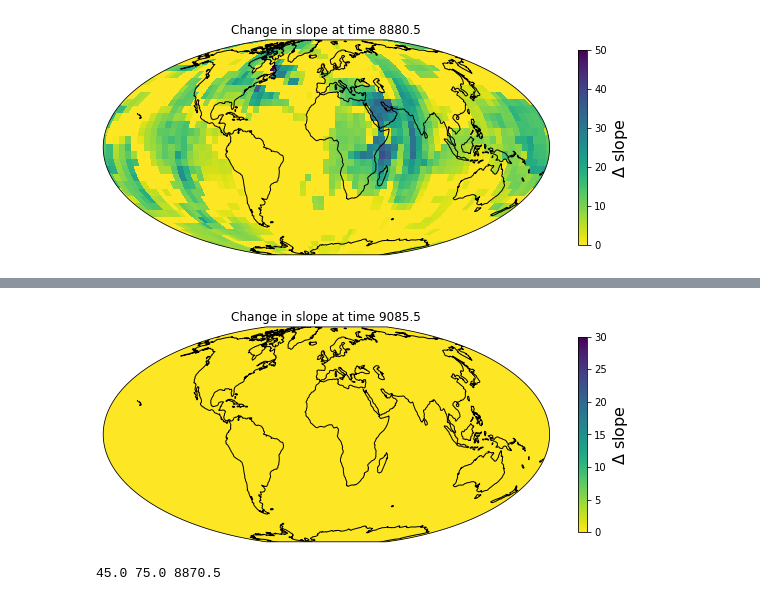
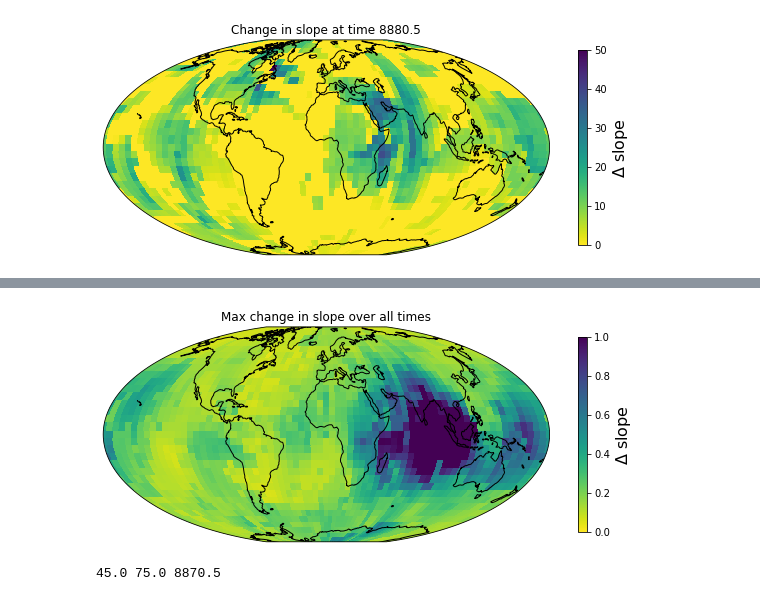
Before and after one commit to plivermore/jerk_finder, a Jupyter notebook: Python/Explore_path_model3.ipynb, the cells around one changed output, grey strips where cells are left out. Saved outputs shown, nothing was run; the diff lists cells and outputs as text; code cells hidden in the pictures.

```diff
--- a/Python/Explore_path_model3.ipynb
+++ b/Python/Explore_path_model3.ipynb
@@ -142,4 +142,21 @@ def calc_delta_slope(timeseries, delta_t):
         if i > 2 and i < len(timeseries)-2 :
             delta_slope[i] = abs(timeseries[i+2] -  timeseries[i+1] - timeseries[i-1] + timeseries[i-2] )/delta_t
     return delta_slope
+# %%
+time_yearly = np.arange(8880-200,8880+200+1)
+ntheta = 33
+nphi = 72
+Bx_dot_saved = np.zeros((ntheta,nphi,time_yearly.shape[0]))
+By_dot_saved = np.zeros((ntheta,nphi,time_yearly.shape[0]))
+Bz_dot_saved = np.zeros((ntheta,nphi,time_yearly.shape[0]))
+radius = 6371.
+phis = np.linspace(-180, 180 , nphi, endpoint=False, dtype=float)
+thetas = np.linspace(-80,80, ntheta, endpoint=True, dtype=float) + 90.
+for i in range(ntheta):
+    for j in range(nphi):
+        theta = thetas[i]
+        phi =   phis[j]
+        Br, Btheta, Bphi = cp.model_utils.synth_values(coeffs, radius, theta, phi,nmax=13)
+        Br_yearly,Btheta_yearly, Bphi_yearly = np.interp(time_yearly, time, Br ), np.interp(time_yearly, time, Btheta ), np.interp(time_yearly, time, Bphi )
+        Bx_dot_saved[i,j,:], By_dot_saved[i,j,:], Bz_dot_saved[i,j,:] = -np.gradient(Btheta_yearly,time_yearly), np.gradient(Bphi_yearly,time_yearly), -np.gradient(Br_yearly,time_yearly)
 # %%
@@ -224,9 +265,9 @@ def find_slope_change(model, component = 4, type ='median_grad', times=[0,1,2],
 times_for_model = np.linspace(TIMES_MIN, TIMES_MAX, discretise_size, endpoint=True)
 
 (phi_grid,theta_grid), slopes = find_slope_change(results, component = 4,
-                            type ='grad_mean', times=times_for_model , normalise = True)
+                            type ='grad_mean', times=times_for_model , normalise = 'mean')
 
-print(phis[45], thetas[13], times_for_model[40])
+print(phi_grid[13,0], theta_grid[0,45], times_for_model[40])
 # Plot curve for theta = 75, phi = 45. This agrees with workbook 1.
 
 plt.plot(np.linspace(TIMES_MIN, TIMES_MAX, discretise_size, endpoint=True), slopes[13,45,:])
@@ -236,7 +277,7 @@ plt.title('Gradient of mean model at theta=75, phi=45')
 Text(0.5, 1.0, 'Gradient of mean model at theta=75, phi=45')
 [figure]
 # %%
-def plot_map(times = [0,1,2], time_index = 40, component = 4, type='grad_mean',normalise=True, save = False, max_scale=6):
+def plot_map(times = [0,1,2], time_index = 40, component = 4, type='grad_mean',normalise='mean', save = False, max_scale=6):
     ''' Plot a map of the change in slope
 
     Inputs:
@@ -244,7 +285,7 @@ def plot_map(times = [0,1,2], time_index = 40, component = 4, type='grad_mean',n
     time_index: the time index at which a lot is required (integer). If negative, then sum over time.
     component: 1,2,3 (for Bx, By, Bz) respectively, or 4 for a stacked composite plot
     type: 'grad_mean', 'mean_grad' or 'median_grad'
-    normalise: normalise the gradient by the mean over the time period (True/False)
+    normalise: 'mean', 'median' or other. Normalise the gradient by the mean or median over the time period; if other, then don't normalise.
     max_scale: the maximum scale
 
     Outputs:
@@ -256,7 +297,7 @@ def plot_map(times = [0,1,2], time_index = 40, component = 4, type='grad_mean',n
     (phi_grid,theta_grid), slopes= find_slope_change(results, component = component, type =type, times=times, normalise = normalise)
 
     if time_index < 0:
-        slopes = slopes.sum(axis=2)
+        data = slopes.max(axis=2)
     else:
         data = slopes[:,:,time_index]
 
@@ -271,7 +312,10 @@ def plot_map(times = [0,1,2], time_index = 40, component = 4, type='grad_mean',n
     #              linewidth=2, color='gray', alpha=0.5, linestyle='--')
 
     axes.coastlines()
-    axes.set_title('Change in slope at time {0:4.1f}'.format(times[time_index]) )
+    if time_index > 0:
+        axes.set_title('Change in slope at time {0:4.1f}'.format(times[time_index]) )
+    else:
+        axes.set_title('Max change in slope over all times')
     axes.top_labels = False
     axes.right_labels = False
     axes.xlines = False
@@ -283,7 +327,7 @@ def plot_map(times = [0,1,2], time_index = 40, component = 4, type='grad_mean',n
     clb.set_label(r'$\Delta$ slope', fontsize=16)
 
     if save:
-        f.savefig('Slope_component'+str(component)+'_type_'+type+'_timeindex'+str(time_index)+'.pdf', bbox_inches='tight')
+        f.savefig('Slope_component'+str(component)+'_type_'+type+'_timeindex'+str(time_index)+'normalise_'+normalise+'.pdf', bbox_inches='tight')
 # %% [markdown]
 ### Map for gradient of the mean
 # %%
@@ -308,10 +359,8 @@ plot_map(times_for_model,time_index=42, type='median_grad',component=4,normalise
 # %%
 times_for_model = 0.5*( time_intervals_edges[:-1] + time_intervals_edges[1:])
-plot_map(times_for_model,time_index=-1, type='median_grad',component=0,normalise=False, save=False, max_scale=30)
-
-## Must be a mistake here...
+plot_map(times_for_model,time_index=-1, type='median_grad',component=4,normalise='meanSV', save=True, max_scale=1)
 # %% [output]
-[figure, old version]
+[figure, new version]
 # %%
 #### Specific locations
 # %%
```
Also changed, not shown: parts of 12 cells of this notebook, 9 other files.
